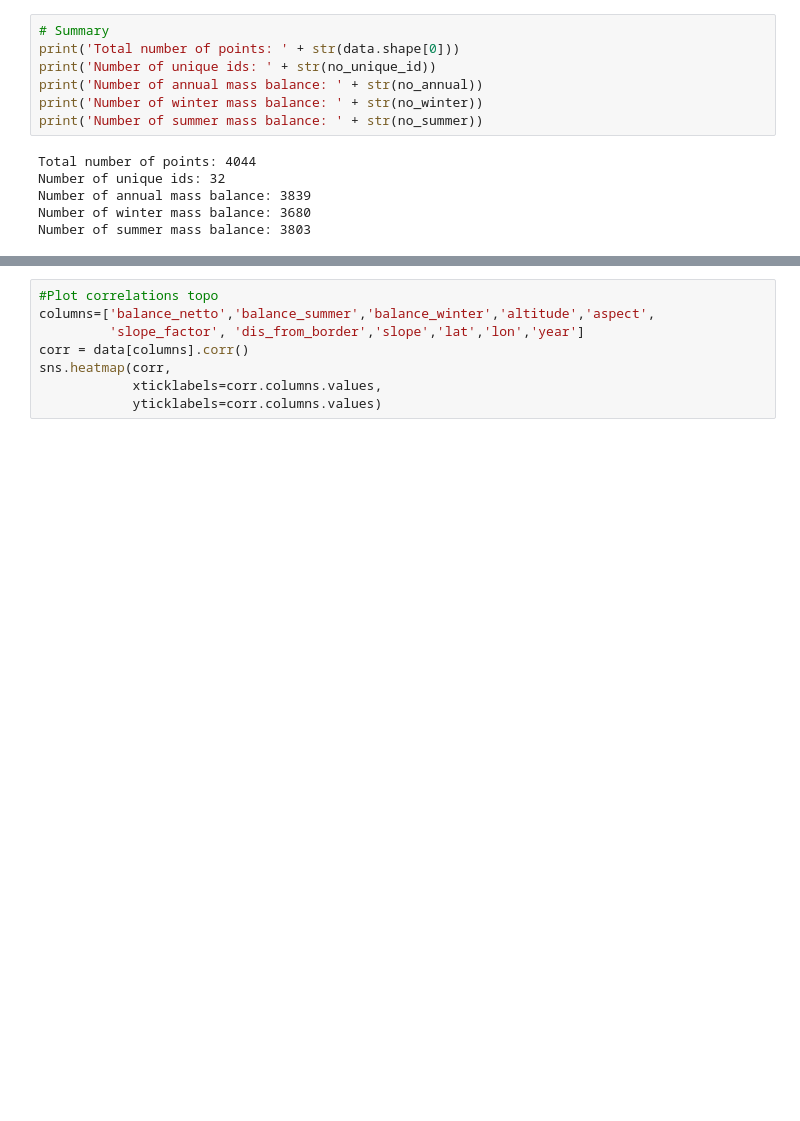
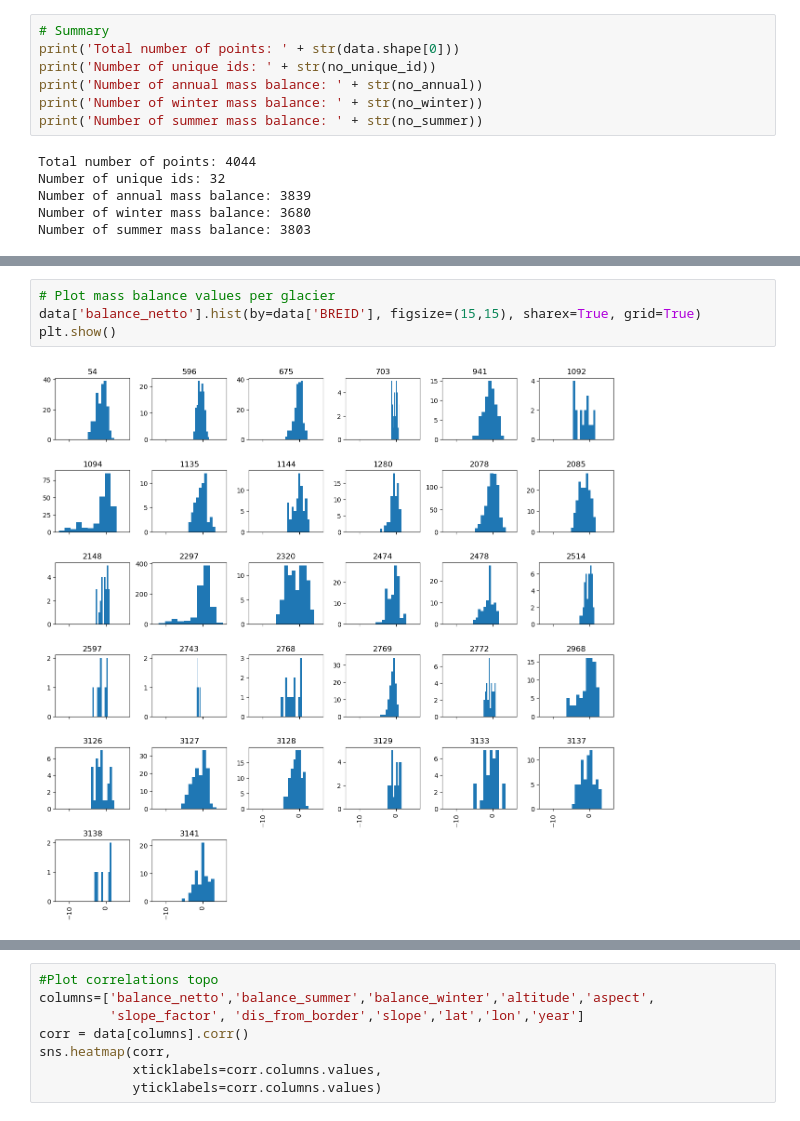
Before and after one commit to khsjursen/ML_MB_Norway, a Jupyter notebook: data_exploration.ipynb, the cells around one changed output, grey strips where cells are left out. Cells and saved outputs as stored; diff of their text form; blank space fills up the shorter version.

```diff
--- a/data_exploration.ipynb
+++ b/data_exploration.ipynb
@@ -343,0 +215,6 @@ plt.show()
+# %%
+# Plot mass balance values per glacier
+data['balance_netto'].hist(by=data['BREID'], figsize=(15,15), sharex=True, grid=True)
+plt.show()
+# %% [output]
+[figure, added]
```
Also changed, not shown: parts of 30 cells of this notebook.
